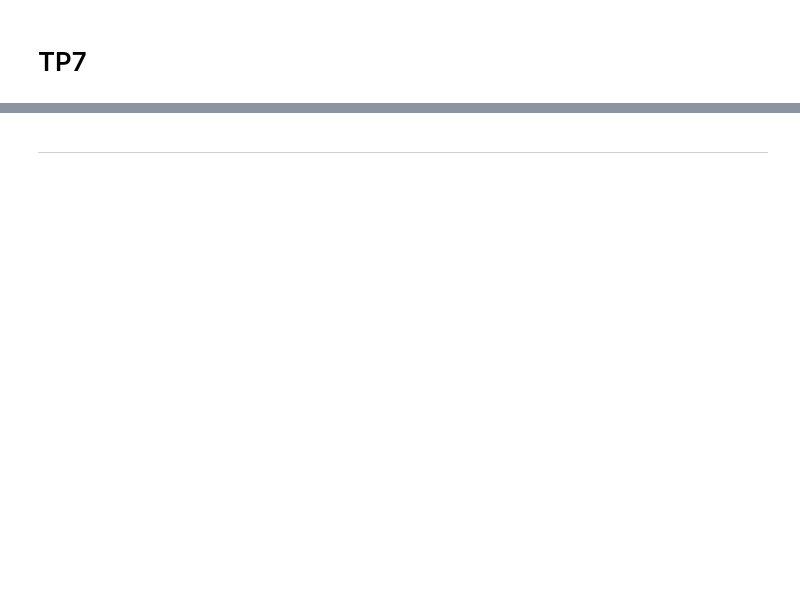
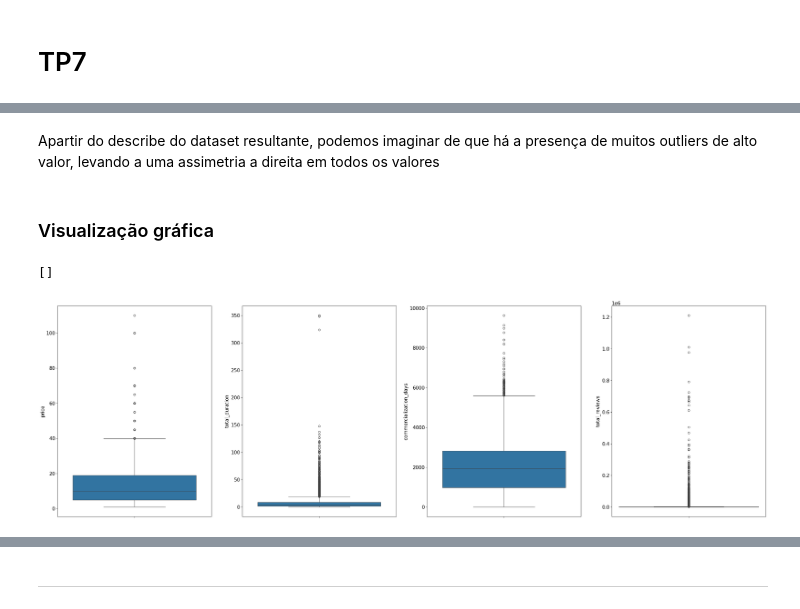
Before and after one commit to Leonidas-Vitor/Steam_Scrapper, a Jupyter notebook: SteamDataset_Inspection.ipynb, the cells around one changed output, grey strips where cells are left out. Cells and saved outputs as stored; diff of their text form; code cells hidden in the pictures; blank space fills up the shorter version.

```diff
--- a/SteamDataset_Inspection.ipynb
+++ b/SteamDataset_Inspection.ipynb
@@ -265,0 +298,2 @@ Name: release_date, dtype: object
+# %%
+main_df = main_df[main_df['price'].notna()]
@@ -265,0 +318,2 @@ Name: release_date, dtype: object
+# %%
+main_df = main_df[main_df['commercialization_days'].notna()]
@@ -265,0 +338,5 @@ Name: release_date, dtype: object
+# %%
+main_df['id'] = main_df['id'].astype(int)
+main_df['commercialization_days'] = main_df['commercialization_days'].astype(int)
+main_df['total_reviews'] = main_df['total_reviews'].astype(int)
+main_df.dtypes
@@ -265,0 +369,22 @@ Name: release_date, dtype: object
+# %% [markdown]
+Apartir do describe do dataset resultante, podemos imaginar de que há a presença de muitos outliers de alto valor, levando a uma assimetria a direita em todos os valores
+# %% [markdown]
+### Visualização gráfica
+# %%
+import seaborn as sb
+import matplotlib.pyplot as plt
+
+sb.set_style({'axes.labelcolor':'black','axes.facecolor':'white'})
+sb.set_context({'font.size':15})
+# %%
+fig, axs = plt.subplots(1,4,figsize=[40,12])
+
+sb.boxplot(main_df['price'],ax=axs[0])
+sb.boxplot(main_df['total_duration'],ax=axs[1])
+sb.boxplot(main_df['commercialization_days'],ax=axs[2])
+sb.boxplot(main_df['total_reviews'],ax=axs[3])
+
+plt.plot()
+# %% [output]
+[]
+[figure, added]
```
Also changed, not shown: parts of 118 cells of this notebook.
